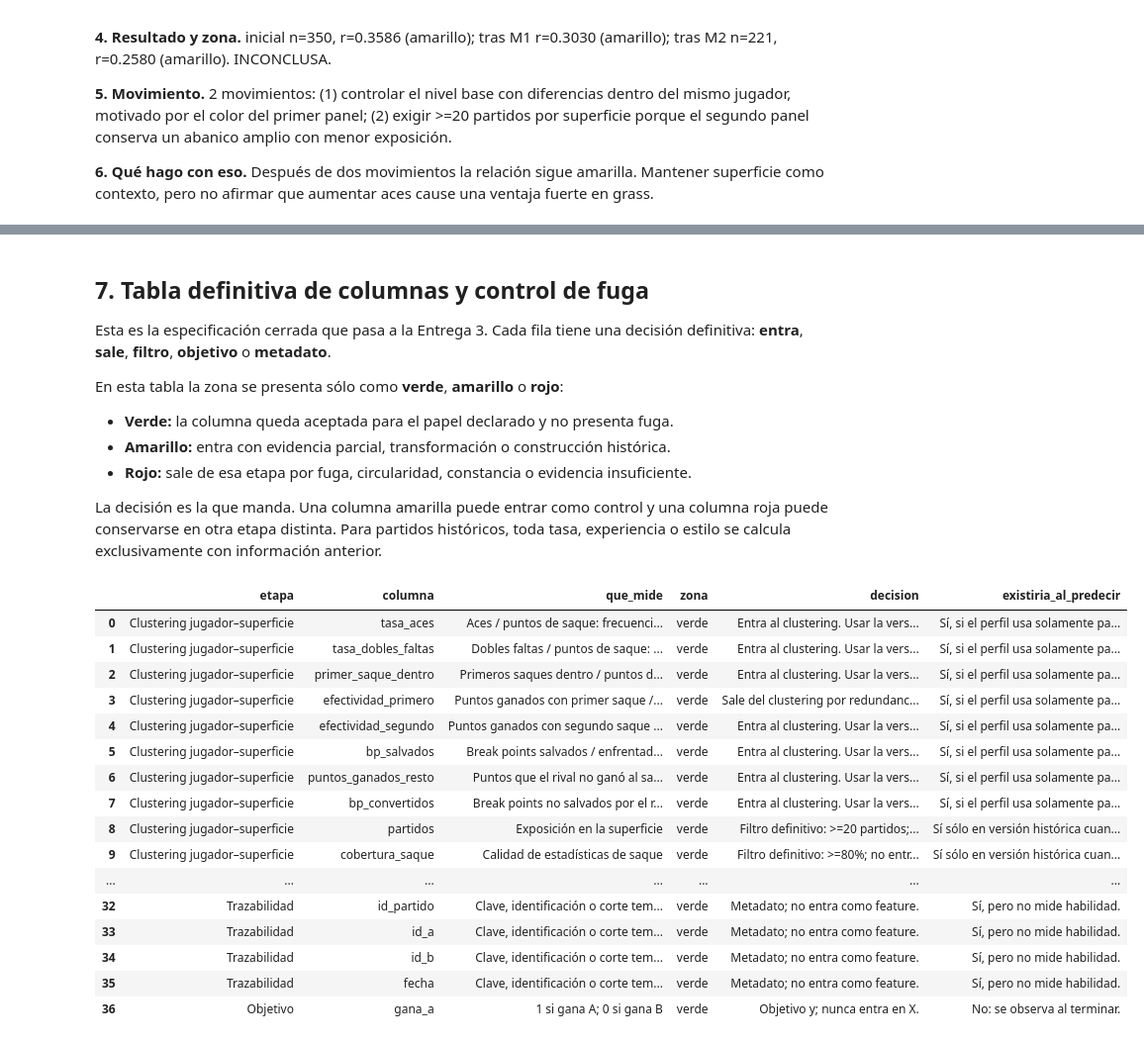
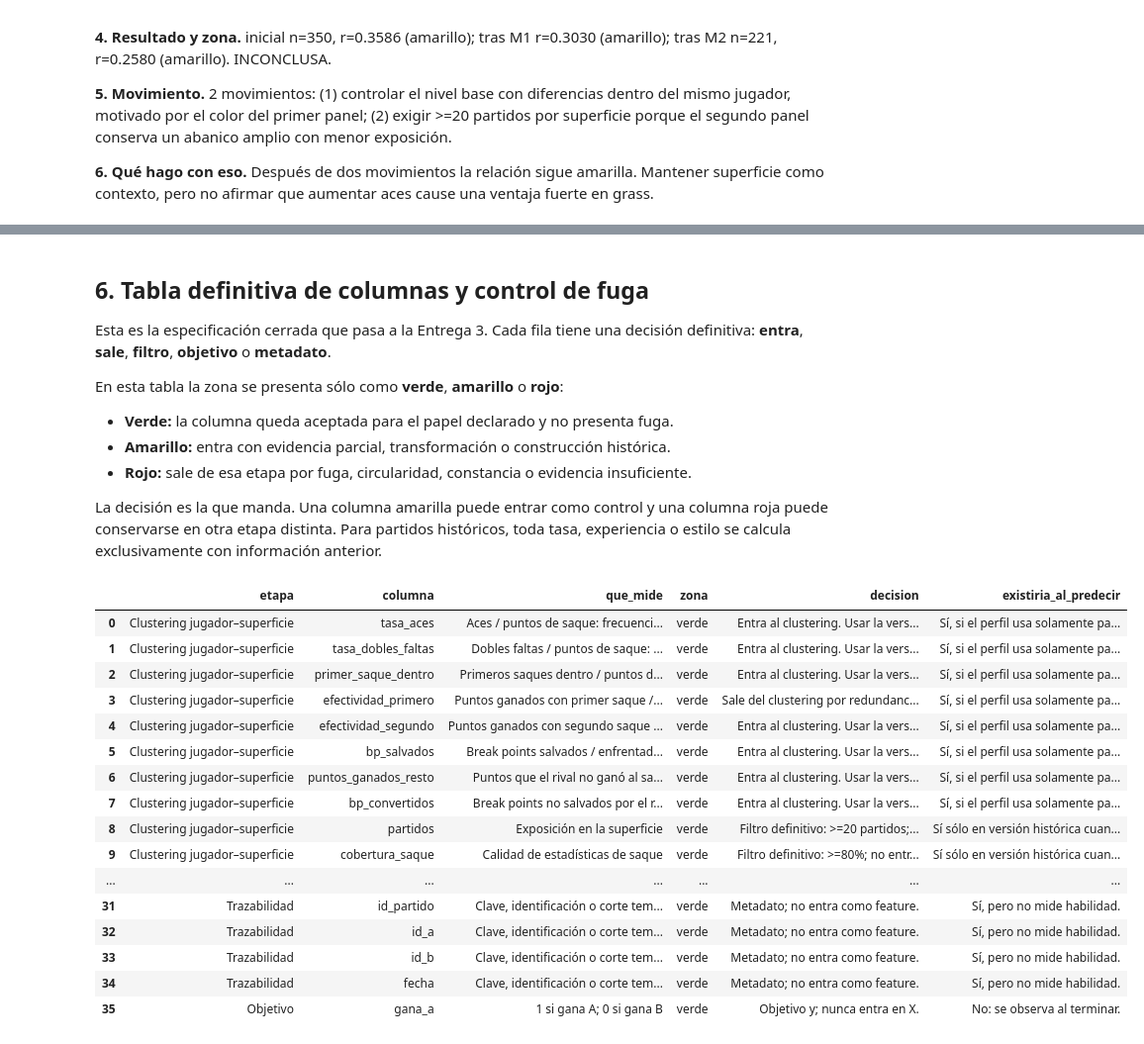
Before and after one commit to Rami195/ATP, a Jupyter notebook: entrega2/EDA_ATP_Entrega2.ipynb, the cells around one changed output, grey strips where cells are left out. Shown at 99% size. Saved outputs shown, nothing was run; the diff lists cells and outputs as text; code cells hidden in the pictures.

```diff
--- a/entrega2/EDA_ATP_Entrega2.ipynb
+++ b/entrega2/EDA_ATP_Entrega2.ipynb
@@ -264,6 +264,7 @@ for superficie_nombre in SUPERFICIES:
         'nombre-jugador': df['nombre-jugador'],
         'superficie': superficie_nombre,
         'altura': df['altura-cm'],
+        'minutos': df[f'minutos-{superficie_nombre}'],
         'partidos': df[f'partidos-{superficie_nombre}'],
         'winrate': df[f'tasa-victorias-{superficie_nombre}'],
         'cobertura_saque': df[f'cobertura-saque-{superficie_nombre}'],
@@ -1155,6 +1004,6 @@ texto('**Decisión:** entrenar el clustering con siete rasgos. `efectividad_prim
 **Decisión:** entrenar el clustering con siete rasgos. `efectividad_primero` sale por redundancia con `tasa_aces`; victorias, superficie, ranking, títulos y cobertura tampoco forman la distancia.
 # %% [markdown]
-## 7. Tabla definitiva de columnas y control de fuga
+## 6. Tabla definitiva de columnas y control de fuga
 
 Esta es la especificación cerrada que pasa a la Entrega 3. Cada fila tiene una
 decisión definitiva: **entra**, **sale**, **filtro**, **objetivo** o **metadato**.
@@ -1197,17 +1046,14 @@ for col,mide,z,decision in [
     candidata('Clustering jugador–superficie',col,mide,z,decision,
               'Sí sólo en versión histórica cuando corresponda.')
 
-eta_rank = eta2(dev.dif_log_ranking,dev.gana_a)
-eta_experiencia = eta2(dev.dif_partidos_log,dev.gana_a)
-eta_winrate = eta2(dev.dif_winrate,dev.gana_a)
-candidata('Modelo base','dif_log_ranking','Diferencia logarítmica de ranking A−B',
-          zona(eta_rank,'eta2'),
-          'Entra transformada; referencia principal que el modelo ampliado debe superar.','Sí, antes del partido.')
-candidata('Modelo base','dif_partidos_log','Diferencia A−B de experiencia histórica en escala log1p',
-          zona(eta_experiencia,'eta2'),
+# Las columnas de comparación entre jugadores quedan DECLARADAS, no medidas: su
+# aporte predictivo se evalúa en la Entrega 3, recién después de tener los estilos.
+# Por eso su zona es amarilla (propuesta sin verificar), no verde.
+candidata('Modelo base','dif_log_ranking','Diferencia logarítmica de ranking A−B','amarillo',
+          'Entra transformada; es la referencia que el modelo con estilos deberá superar.','Sí, antes del partido.')
+candidata('Modelo base','dif_partidos_log','Diferencia A−B de experiencia histórica en escala log1p','amarillo',
           'Entra transformada como control de experiencia y confiabilidad del estilo.','Sí, usando historial anterior.')
-candidata('Modelo base','dif_winrate','Diferencia A−B de tasa histórica de victorias',
-          zona(eta_winrate,'eta2'),
+candidata('Modelo base','dif_winrate','Diferencia A−B de tasa histórica de victorias','amarillo',
           'Entra como control histórico de fuerza.','Sí, usando únicamente partidos anteriores.')
 for col in ['surface','tourney_level','best_of']:
     candidata('Modelo base',col,'Contexto conocido del encuentro','verde',
@@ -1219,12 +1065,9 @@ for col,mide in [
     ('interaccion_estilos','Combinación estilo A × estilo B'),
 ]:
     candidata('Modelo ampliado',col,mide,'amarillo',
-              'Entra obligatoriamente al modelo ampliado; se deriva del clustering jugador–superficie.',
+              'Entra al modelo ampliado; se deriva del clustering jugador–superficie.',
               'Sí, si el cluster se ajusta únicamente con historial anterior.')
 
-candidata('Modelo ampliado','dif_efectividad_segundo','Diferencia histórica del segundo saque','rojo',
-          'Sale como predictor aislado por H4; permanece dentro del clustering técnico.',
-          'Sí en versión histórica, pero H4 decide excluirla como predictor aislado.')
 
 for col in ['winner_id','loser_id','score','minutes','w_ace','l_ace']:
     candidata('Control de fuga',col,'Resultado o estadística del partido actual','rojo',
@@ -1248,35 +1091,35 @@ for col in df.columns:
     es_tasa_superficie = any(col == f'{base}-{sup}' for base in tasas_base_superficie for sup in SUPERFICIES)
     if es_tasa_superficie:
         decision='Entra al perfil largo de su superficie'; motivo='Feature técnica del clustering'
     elif col.startswith('tasa-victorias-'):
         decision='Sale del clustering; mide superioridad'; motivo='Resultado, no definición de estilo'
     elif col.startswith(('cobertura-','partidos-')):
         decision='Filtro de calidad/exposición'; motivo='No entra a la distancia'
     elif col.endswith('-totales') and col.startswith(('tasa-','efectividad-')):
         decision='Diagnóstico global; sale del clustering por superficie'; motivo='Se usa la variante de cada superficie'
     elif col in constantes:
         decision='Sale: constante'; motivo='No aporta variación'
     elif col in ['id-jugador','nombre-jugador','pais','fecha-nacimiento','año-profesional']:
         decision='Metadato o contexto'; motivo='No entra al núcleo técnico'
     else:
         decision='Sale del núcleo; insumo, conteo o evaluación'; motivo='No define directamente el estilo técnico'
     decisiones.append({'columna':col,'decision':decision,'motivo':motivo})
 exportar(pd.DataFrame(decisiones),'decisiones_columnas_silver',False)
 # %% [output]
 |  | etapa | columna | que_mide | zona | decision | existiria_al_predecir |
 | 0 | Clustering jugador–superficie | tasa_aces | Aces / puntos de saque: frecuenci... | verde | Entra al clustering. Usar la vers... | Sí, si el perfil usa solamente pa... |
 | 1 | Clustering jugador–superficie | tasa_dobles_faltas | Dobles faltas / puntos de saque: ... | verde | Entra al clustering. Usar la vers... | Sí, si el perfil usa solamente pa... |
 | 2 | Clustering jugador–superficie | primer_saque_dentro | Primeros saques dentro / puntos d... | verde | Entra al clustering. Usar la vers... | Sí, si el perfil usa solamente pa... |
 | 3 | Clustering jugador–superficie | efectividad_primero | Puntos ganados con primer saque /... | verde | Sale del clustering por redundanc... | Sí, si el perfil usa solamente pa... |
 | 4 | Clustering jugador–superficie | efectividad_segundo | Puntos ganados con segundo saque ... | verde | Entra al clustering. Usar la vers... | Sí, si el perfil usa solamente pa... |
 | 5 | Clustering jugador–superficie | bp_salvados | Break points salvados / enfrentad... | verde | Entra al clustering. Usar la vers... | Sí, si el perfil usa solamente pa... |
 | 6 | Clustering jugador–superficie | puntos_ganados_resto | Puntos que el rival no ganó al sa... | verde | Entra al clustering. Usar la vers... | Sí, si el perfil usa solamente pa... |
 | 7 | Clustering jugador–superficie | bp_convertidos | Break points no salvados por el r... | verde | Entra al clustering. Usar la vers... | Sí, si el perfil usa solamente pa... |
 | 8 | Clustering jugador–superficie | partidos | Exposición en la superficie | verde | Filtro definitivo: >=20 partidos;... | Sí sólo en versión histórica cuan... |
 | 9 | Clustering jugador–superficie | cobertura_saque | Calidad de estadísticas de saque | verde | Filtro definitivo: >=80%; no entr... | Sí sólo en versión histórica cuan... |
 | ... | ... | ... | ... | ... | ... | ... |
-| 32 | Trazabilidad | id_partido | Clave, identificación o corte tem... | verde | Metadato; no entra como feature. | Sí, pero no mide habilidad. |
-| 33 | Trazabilidad | id_a | Clave, identificación o corte tem... | verde | Metadato; no entra como feature. | Sí, pero no mide habilidad. |
-| 34 | Trazabilidad | id_b | Clave, identificación o corte tem... | verde | Metadato; no entra como feature. | Sí, pero no mide habilidad. |
-| 35 | Trazabilidad | fecha | Clave, identificación o corte tem... | verde | Metadato; no entra como feature. | Sí, pero no mide habilidad. |
-| 36 | Objetivo | gana_a | 1 si gana A; 0 si gana B | verde | Objetivo y; nunca entra en X. | No: se observa al terminar. |
+| 31 | Trazabilidad | id_partido | Clave, identificación o corte tem... | verde | Metadato; no entra como feature. | Sí, pero no mide habilidad. |
+| 32 | Trazabilidad | id_a | Clave, identificación o corte tem... | verde | Metadato; no entra como feature. | Sí, pero no mide habilidad. |
+| 33 | Trazabilidad | id_b | Clave, identificación o corte tem... | verde | Metadato; no entra como feature. | Sí, pero no mide habilidad. |
+| 34 | Trazabilidad | fecha | Clave, identificación o corte tem... | verde | Metadato; no entra como feature. | Sí, pero no mide habilidad. |
+| 35 | Objetivo | gana_a | 1 si gana A; 0 si gana B | verde | Objetivo y; nunca entra en X. | No: se observa al terminar. |
```
Also changed, not shown: parts of 18 cells of this notebook.
